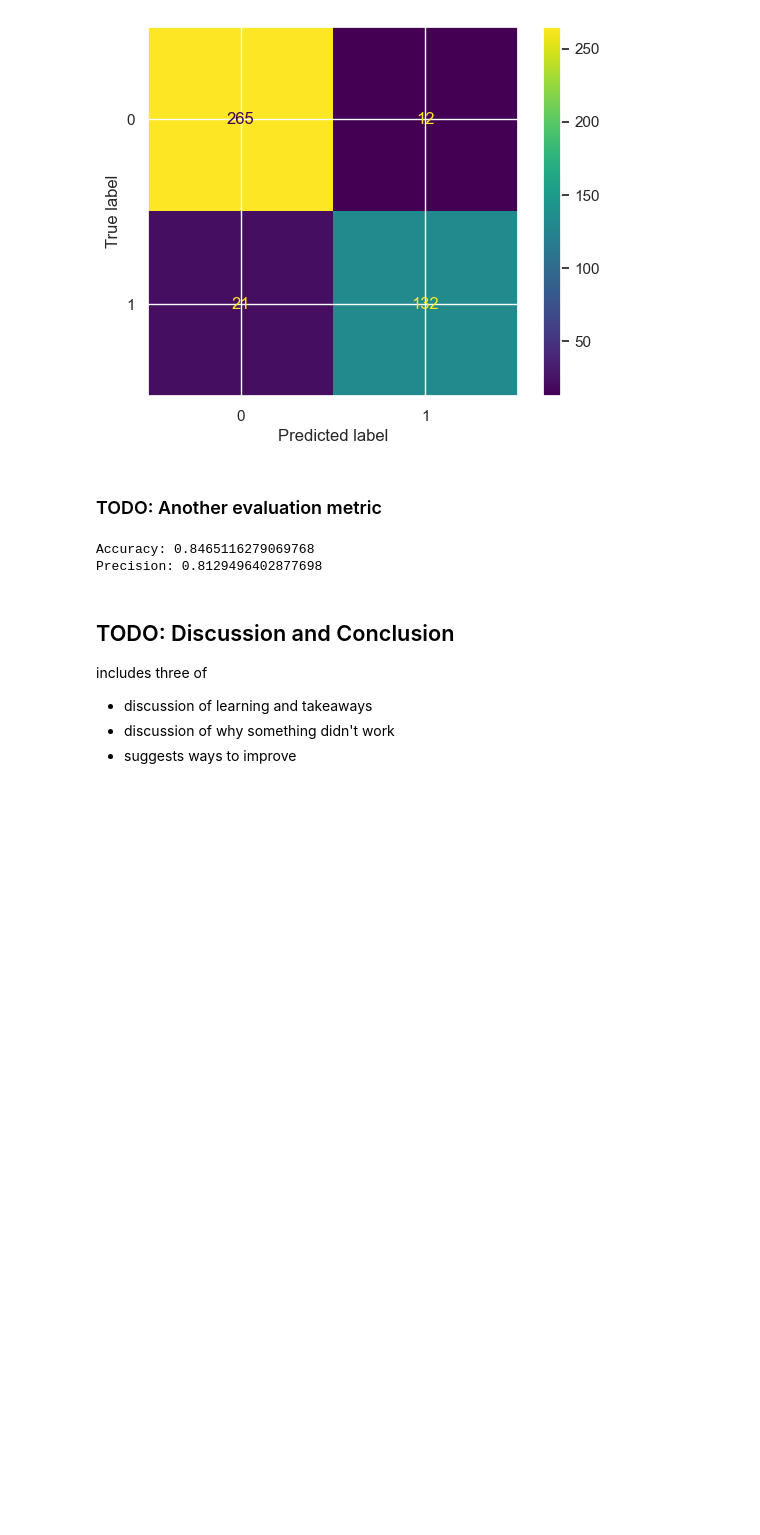
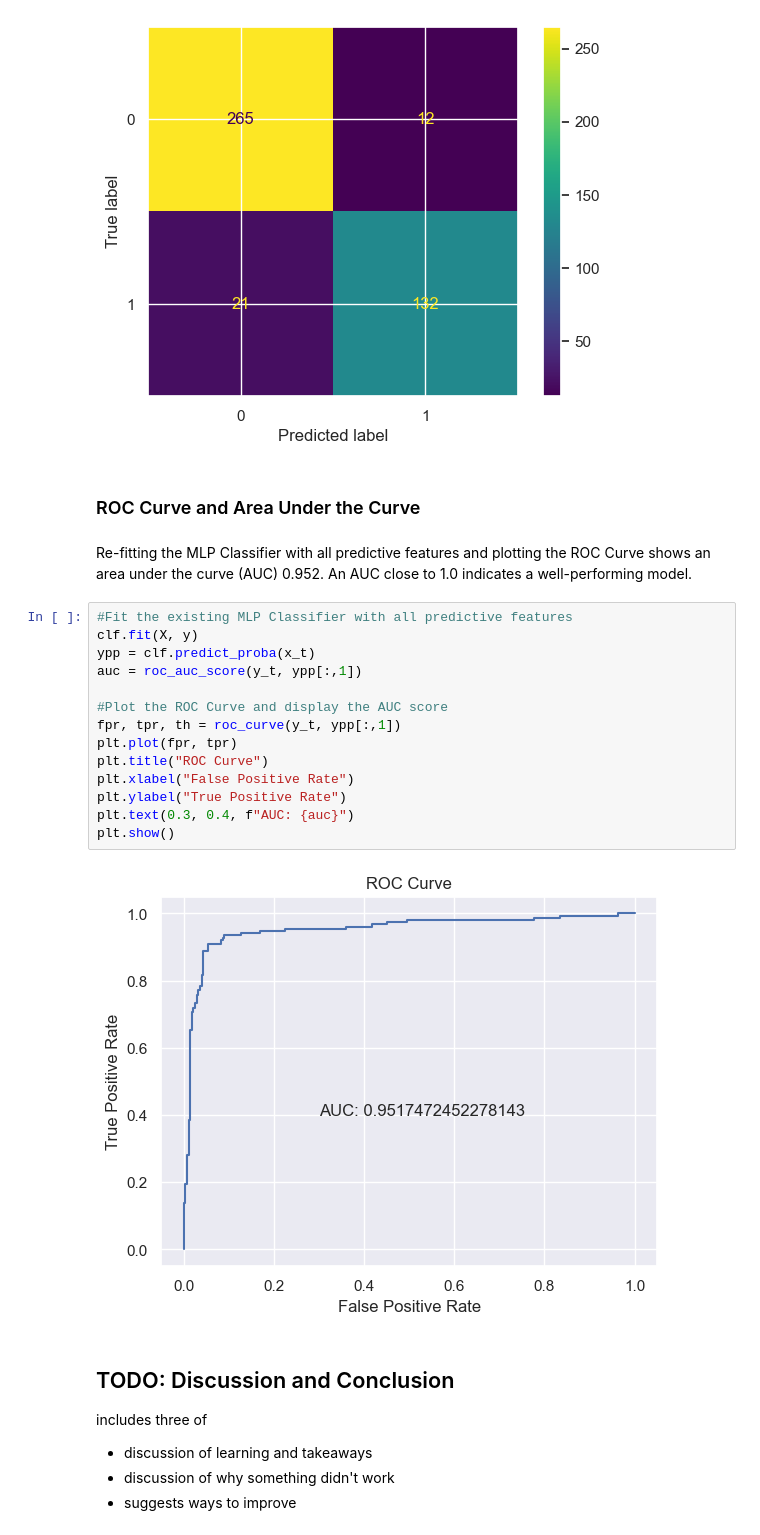
Before and after one commit to cmis1/MSDS, a Jupyter notebook: DTSA 5509/DTSA 5509 Final.ipynb, the cells around one changed output. Drawn from its saved outputs; the diff is of its cells as text; blank space fills up the shorter version.

```diff
--- a/DTSA 5509/DTSA 5509 Final.ipynb
+++ b/DTSA 5509/DTSA 5509 Final.ipynb
@@ -485,11 +488,25 @@ plt.show()
 # %% [output]
 [figure]
 # %% [markdown]
-### TODO:  Another evaluation metric
+### ROC Curve and Area Under the Curve
+# %% [markdown]
+Re-fitting the MLP Classifier with all predictive features and plotting the ROC Curve shows an area under the curve (AUC) 0.952. An AUC close to 1.0 indicates a well-performing model.
 # %%
+#Fit the existing MLP Classifier with all predictive features
+clf.fit(X, y)
+ypp = clf.predict_proba(x_t)
+auc = roc_auc_score(y_t, ypp[:,1])
+
+#Plot the ROC Curve and display the AUC score
+fpr, tpr, th = roc_curve(y_t, ypp[:,1])
+plt.plot(fpr, tpr)
+plt.title("ROC Curve")
+plt.xlabel("False Positive Rate")
+plt.ylabel("True Positive Rate")
+plt.text(0.3, 0.4, f"AUC: {auc}")
+plt.show()
 # %% [output]
-Accuracy: 0.8465116279069768
-Precision: 0.8129496402877698
+[figure, added]
 # %% [markdown]
 ## TODO:  Discussion and Conclusion
 includes three of
```
Also changed, not shown: parts of 19 cells of this notebook, 1 other file.
